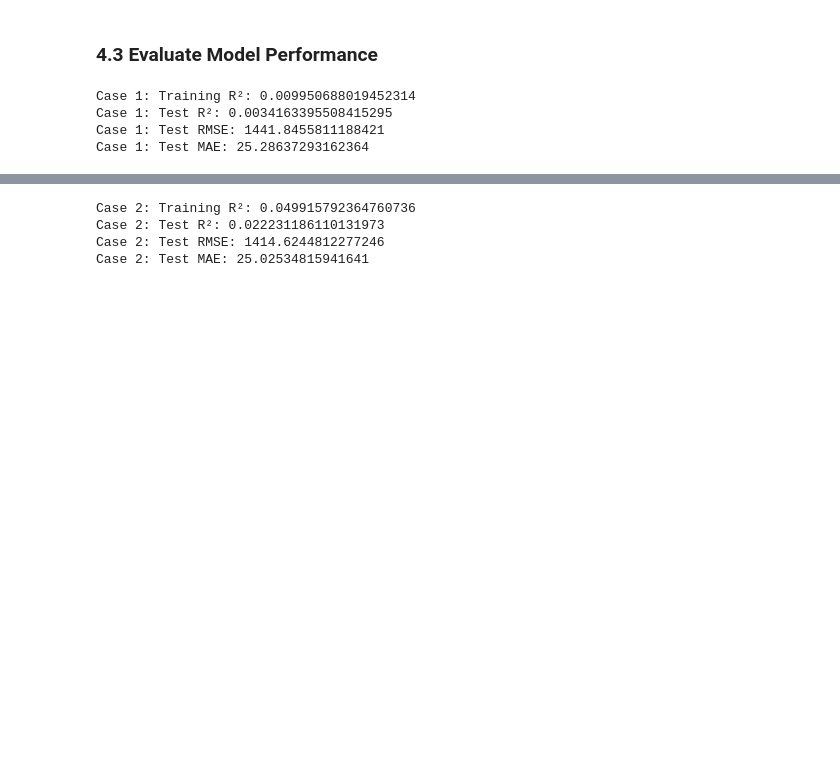
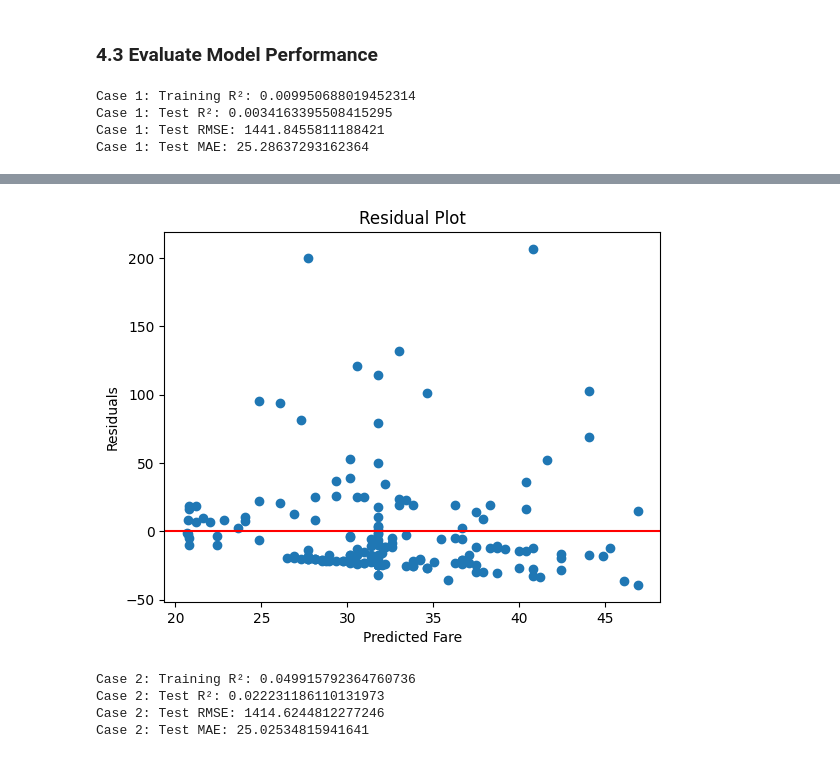
Before and after one commit to hrawp/applied-ml-hrawp, a Jupyter notebook: notebooks/project04/ml04__aaron.ipynb, the cells around one changed output, grey strips where cells are left out. Cells and saved outputs as stored; diff of their text form; code cells hidden in the pictures; blank space fills up the shorter version.

```diff
--- a/notebooks/project04/ml04__aaron.ipynb
+++ b/notebooks/project04/ml04__aaron.ipynb
@@ -238,3 +229,13 @@ Case 1: Test MAE: 25.28637293162364
+# %%
+residuals = y1_test - y1_pred_test
+plt.scatter(y1_pred_test, residuals)
+plt.axhline(0, color='red')
+plt.xlabel("Predicted Fare")
+plt.ylabel("Residuals")
+plt.title("Residual Plot")
+plt.show()
+# %% [output]
+[figure, added]
 # %%
 print("Case 2: Training R²:", r2_score(y2_train, y2_pred_train))
 print("Case 2: Test R²:", r2_score(y2_test, y2_pred_test))
```
Also changed, not shown: parts of 35 cells of this notebook.
